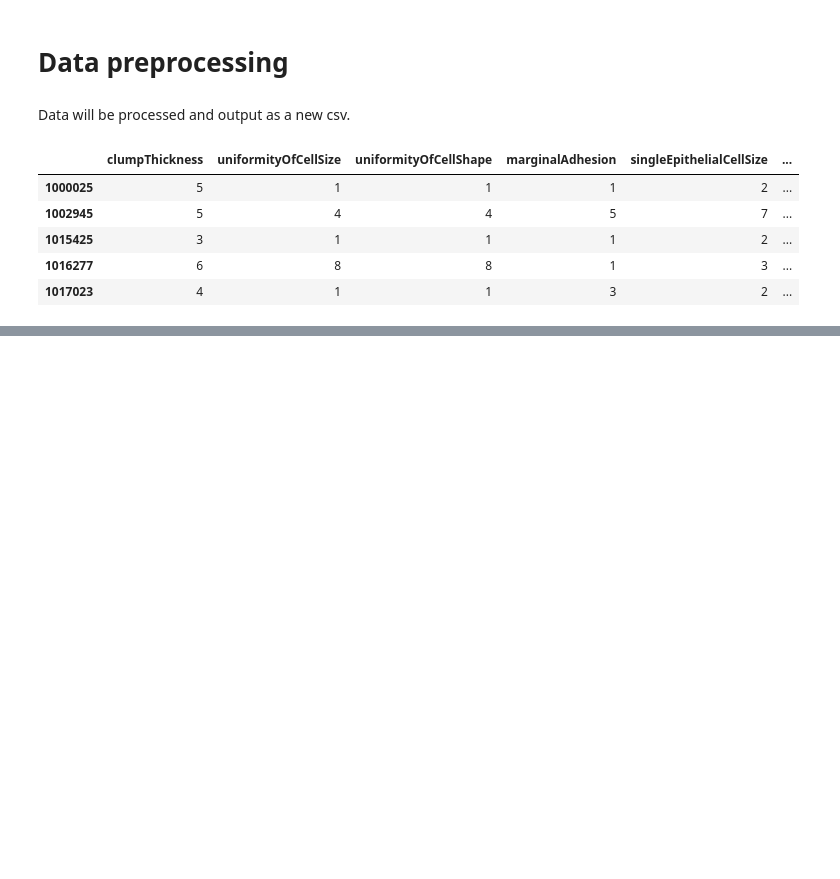
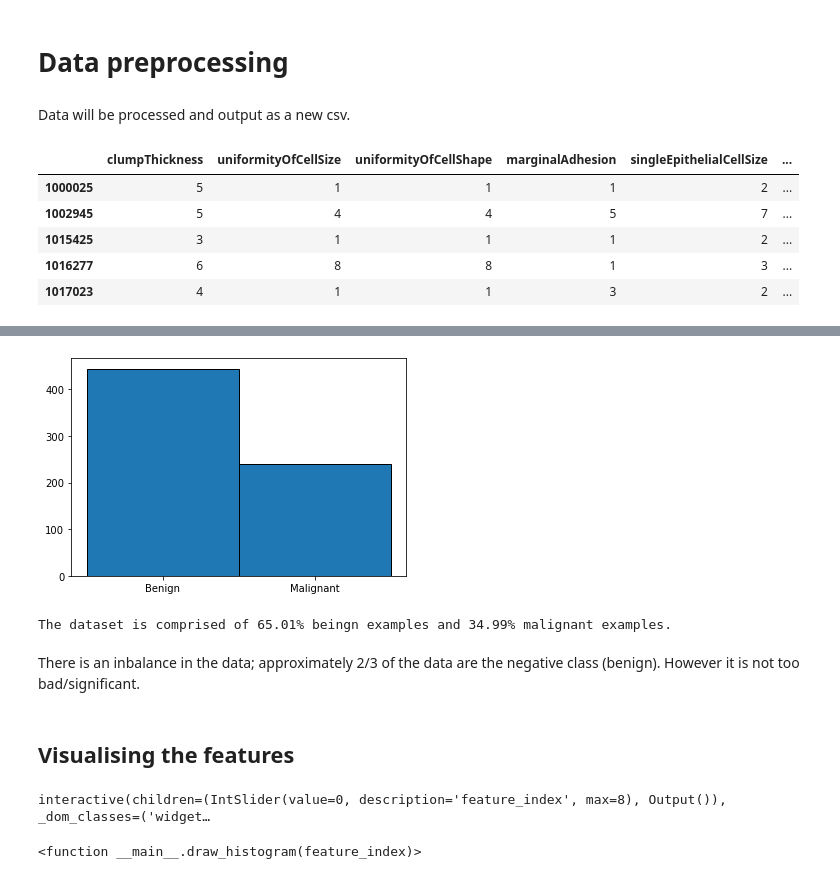
Before and after one commit to MLiS-B1/Project-1, a Jupyter notebook: scripts/preprocessing.ipynb, the cells around one changed output, grey strips where cells are left out. Drawn from its saved outputs; the diff is of its cells as text; code cells hidden in the pictures; blank space fills up the shorter version.

```diff
--- a/scripts/preprocessing.ipynb
+++ b/scripts/preprocessing.ipynb
@@ -34,0 +118,18 @@ data.head()
+# %%
+bin_vals, _, _ = plt.hist(data["class"], [-0.5, 0.5, 1.5], ec="k")
+plt.xticks((0, 1), ("Benign", "Malignant"))
+plt.show()
+# %% [output]
+[figure, added]
+# %%
+n_benign = bin_vals[0]
+n_malig = bin_vals[1]
+
+ratio = n_benign / (n_benign + n_malig) * 100
+print(f"The dataset is comprised of {ratio:.2f}% beingn examples and {100-ratio:.2f}% malignant examples.")
+# %% [output]
+The dataset is comprised of 65.01% beingn examples and 34.99% malignant examples.
+# %% [markdown]
+There is an inbalance in the data; approximately 2/3 of the data are the negative class (benign). However it is not too bad/significant.
+# %% [markdown]
+## Visualising the features
@@ -35,3 +150,8 @@ data.head()
+# %%
+widgets.interact(draw_histogram, feature_index=widgets.IntSlider(min=0, max=8))
+# %% [output]
+interactive(children=(IntSlider(value=0, description='feature_index', max=8), Output()), _dom_classes=('widget…
+<function __main__.draw_histogram(feature_index)>
 # %%
 corr = data.corr()
 corr.style.background_gradient(cmap='coolwarm')
```
Also changed, not shown: parts of 16 cells of this notebook.
